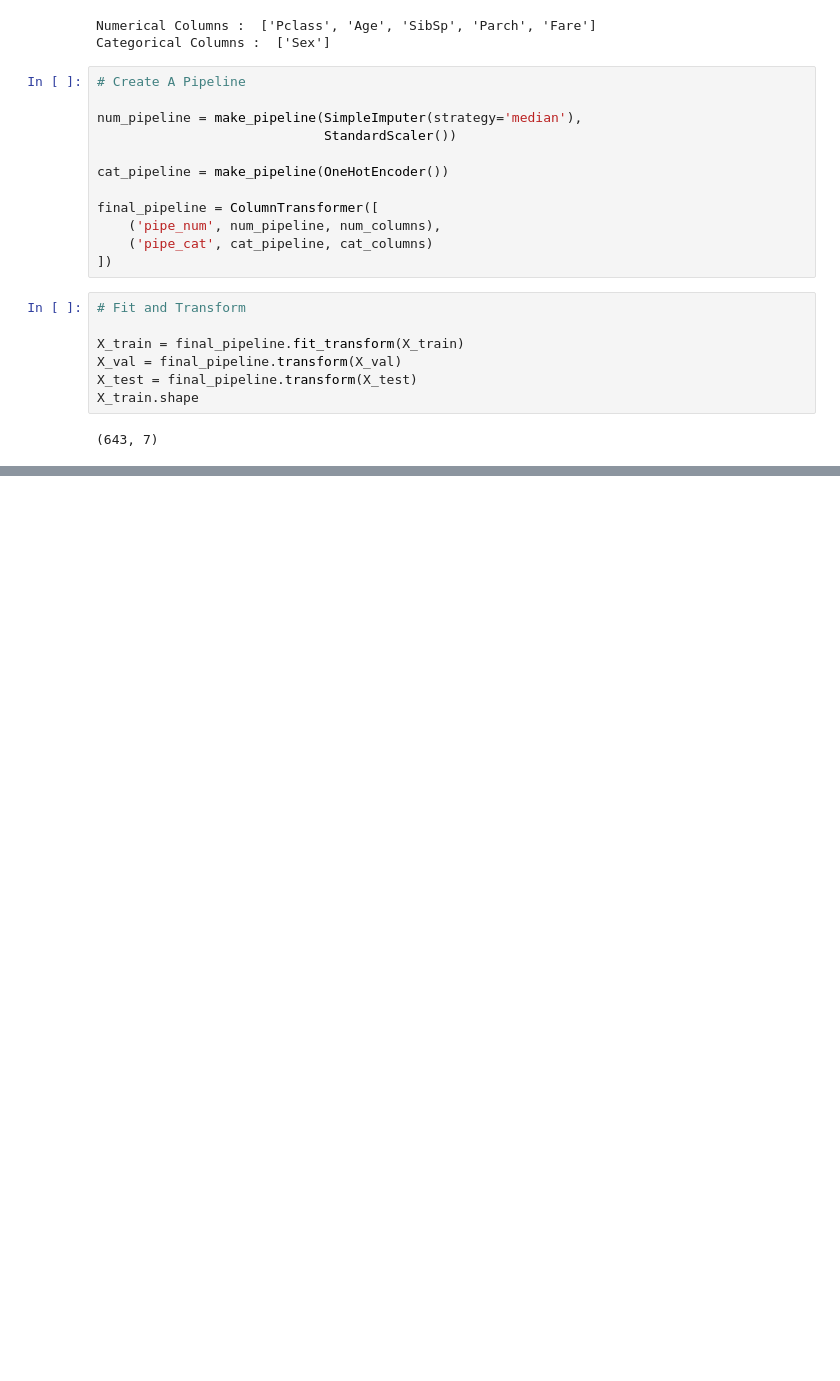
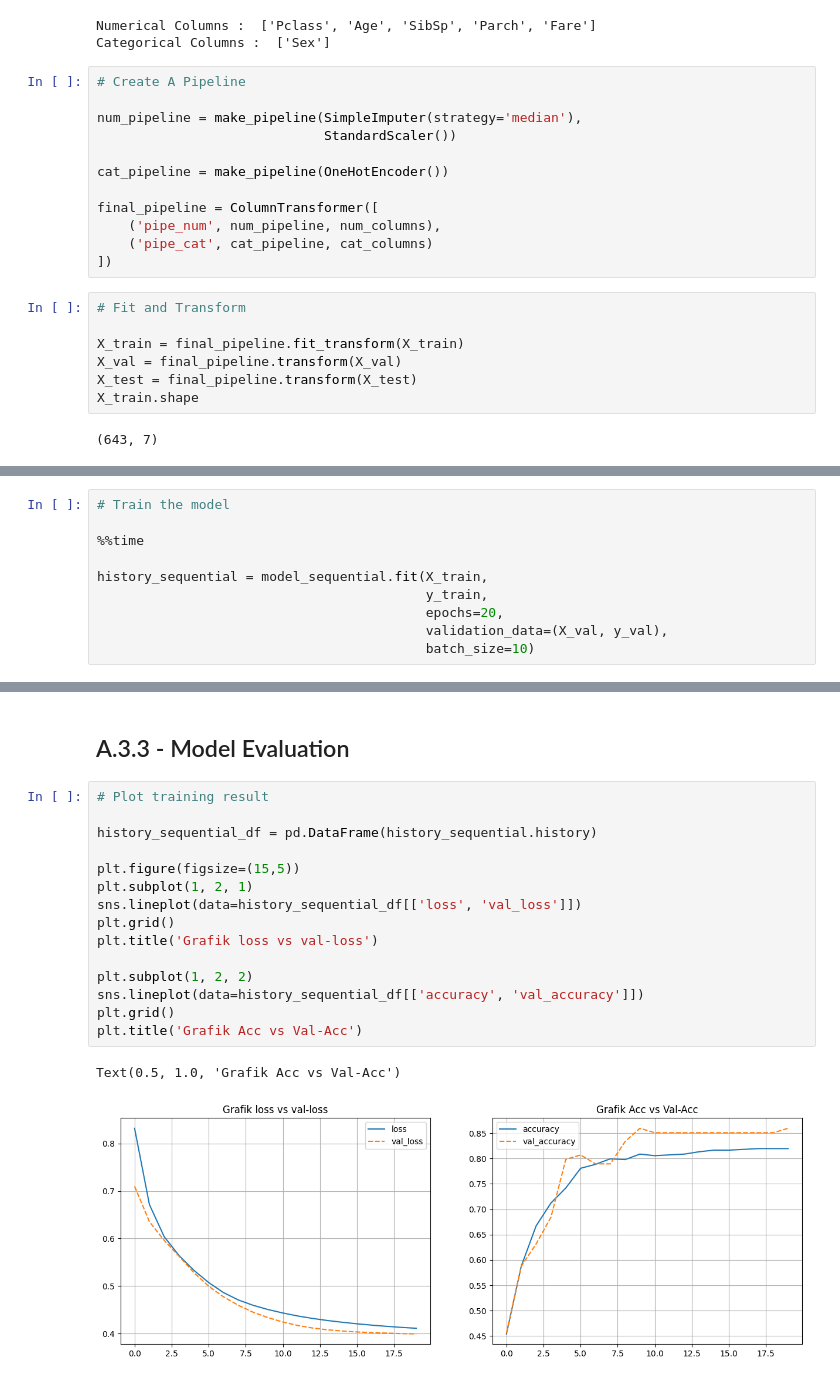
Before and after one commit to FTDS-learning-materials/phase-2, a Jupyter notebook: w1/P2W1D1PM - Artificial Neural Network (ANN) - Hands On - Binary Classification.ipynb, the cells around one changed output, grey strips where cells are left out. Saved outputs shown, nothing was run; the diff lists cells and outputs as text; blank space fills up the shorter version.

```diff
--- a/w1/P2W1D1PM - Artificial Neural Network (ANN) - Hands On - Binary Classification.ipynb
+++ b/w1/P2W1D1PM - Artificial Neural Network (ANN) - Hands On - Binary Classification.ipynb
@@ -188,0 +251,10 @@ X_train.shape
+# %%
+# Train the model
+
+%%time
+
+history_sequential = model_sequential.fit(X_train,
+                                          y_train,
+                                          epochs=20,
+                                          validation_data=(X_val, y_val),
+                                          batch_size=10)
@@ -188,0 +279,20 @@ X_train.shape
+# %% [markdown]
+## A.3.3 - Model Evaluation
+# %%
+# Plot training result
+
+history_sequential_df = pd.DataFrame(history_sequential.history)
+
+plt.figure(figsize=(15,5))
+plt.subplot(1, 2, 1)
+sns.lineplot(data=history_sequential_df[['loss', 'val_loss']])
+plt.grid()
+plt.title('Grafik loss vs val-loss')
+
+plt.subplot(1, 2, 2)
+sns.lineplot(data=history_sequential_df[['accuracy', 'val_accuracy']])
+plt.grid()
+plt.title('Grafik Acc vs Val-Acc')
+# %% [output]
+Text(0.5, 1.0, 'Grafik Acc vs Val-Acc')
+[figure, added]
```
Also changed, not shown: parts of 26 cells of this notebook, 2 other files.
